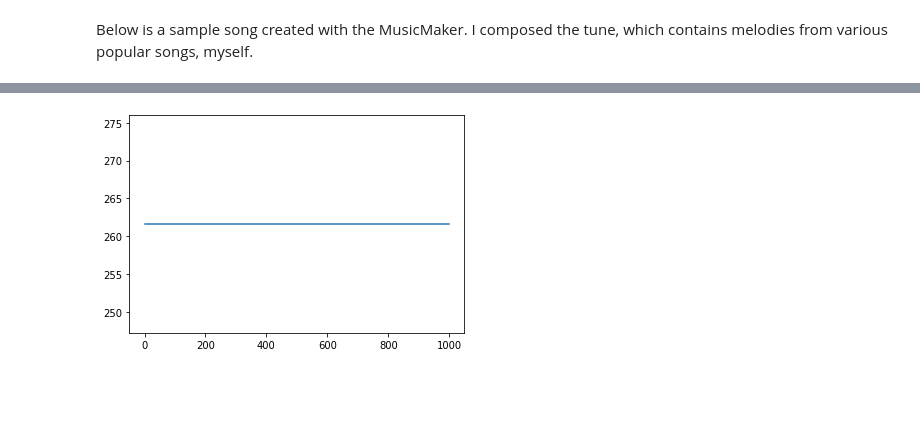
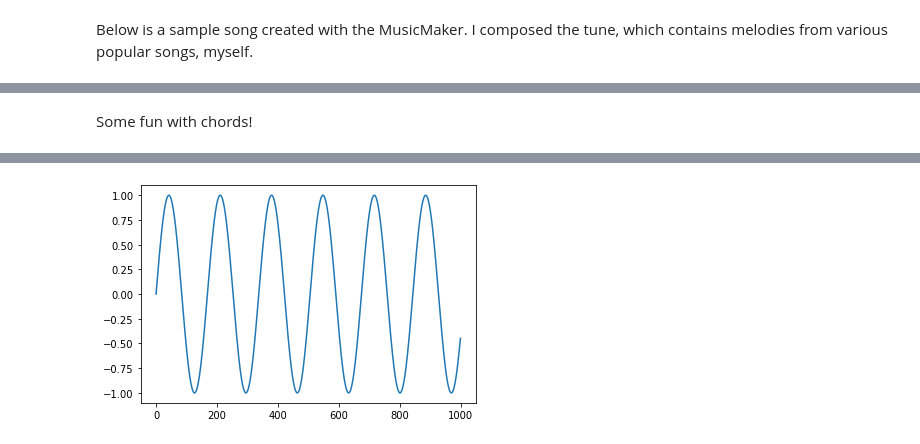
Before and after one commit to sukritganesh/PythonProwess, a Jupyter notebook: MusicMaker.ipynb, the cells around one changed output, grey strips where cells are left out. Cells and saved outputs as stored; diff of their text form; code cells hidden in the pictures; blank space fills up the shorter version.

```diff
--- a/MusicMaker.ipynb
+++ b/MusicMaker.ipynb
@@ -258,13 +261,15 @@ music = addNotes((melodyMusic,harmonyMusic))
 ipd.Audio(music, rate=DEFAULT_RATE)
 # %% [output]
 [interactive output not drawn]
+# %% [markdown]
+Some fun with chords!
 # %%
-n1 = makeSquareNote('C4', duration=1)
-n2 = makeSquareNote('E4', duration=2, p_ramp=True)
+n1 = makeSineNote('C4', duration=1)
+n2 = makeSineNote('E4', duration=2, p_ramp=True)
 
 ceChord = addNotes([n1, n2])
 plt.plot(n1[:1000])
-ipd.Audio(n1, rate=DEFAULT_RATE)
+ipd.Audio(ceChord, rate=DEFAULT_RATE)
 # %% [output]
 [interactive output not drawn]
-[figure, old version]
+[figure, new version]
```
Also changed, not shown: parts of 1 cell of this notebook.
